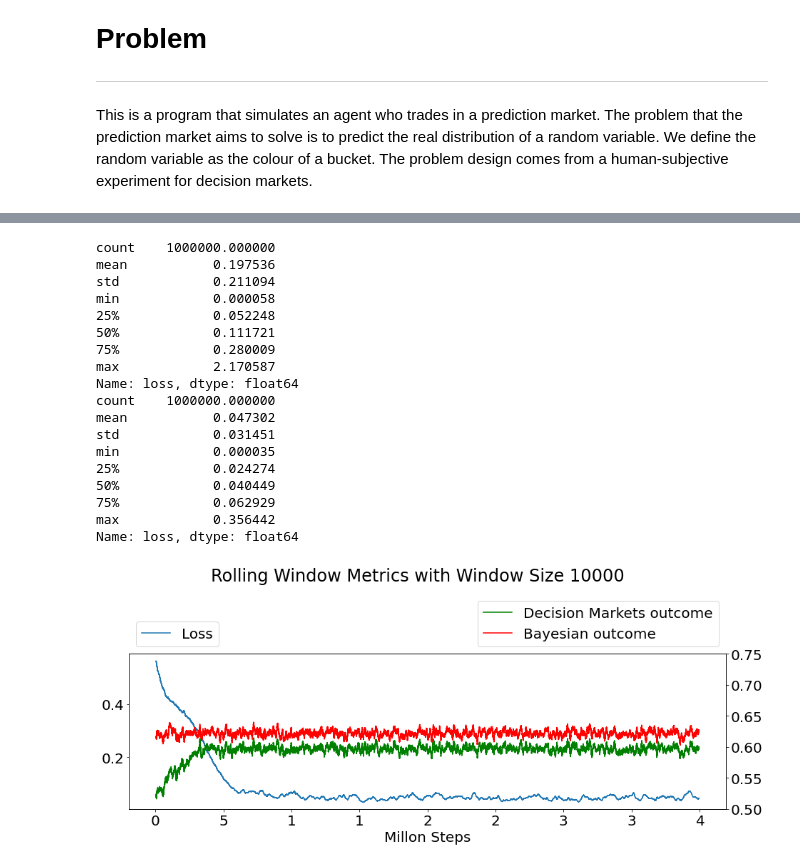
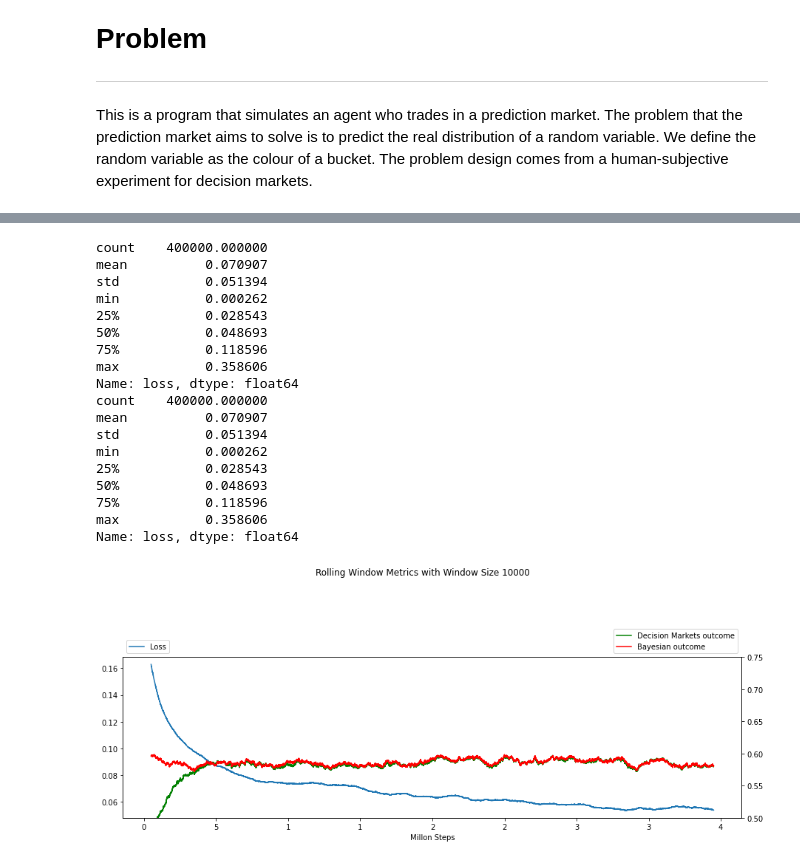
Before and after one commit to realwenlongwang/PeerPredictionPrincipalSignal, a Jupyter notebook: Stochastic_Gradient_Bandit_with_Continous_Action_Space.ipynb, the cells around one changed output, grey strips where cells are left out. Drawn from its saved outputs; the diff is of its cells as text; code cells hidden in the pictures.

```diff
--- a/Stochastic_Gradient_Bandit_with_Continous_Action_Space.ipynb
+++ b/Stochastic_Gradient_Bandit_with_Continous_Action_Space.ipynb
@@ -8,11 +8,11 @@ import pandas as pd
 import matplotlib.pyplot as plt
 from main import stochastic_training
 from Environment import *
-plt.rcParams.update({'font.size': 20})
+plt.rcParams.update({'font.size': 15})
 import pyarrow.feather as feather
 # %%
 training_platform = TrainingPlatform.Notebook
-agent_num=3
+agent_num=1
 action_num=2
 signal_size =1
 learning_rate_theta = 1e-4 / signal_size
@@ -33,7 +33,7 @@ pr_red_ball_blue_bucket = 1/3
 prior_red_list = None
 preferred_colour_pr_list = [0.9, 0.1]
 score_func = ScoreFunction.LOG
-decision_rule = DecisionRule.STOCHASTIC
+decision_rule = DecisionRule.DETERMINISTIC
 agent_list = []
 evaluation_step = 10
 weights_init = WeightsInit.RANDOM
@@ -133,23 +124,23 @@ print(metric_df.head(check_point_index)['loss'].describe())
 metric_df.tail(check_point_index)['loss'].describe().to_csv(dir_path + 'tail_loss_describe_table.csv')
 print(metric_df.tail(check_point_index)['loss'].describe())
 # %% [output]
-count    1000000.000000
-mean           0.197536
-std            0.211094
-min            0.000058
-25%            0.052248
-50%            0.111721
-75%            0.280009
-max            2.170587
+count    400000.000000
+mean          0.070907
+std           0.051394
+min           0.000262
+25%           0.028543
+50%           0.048693
+75%           0.118596
+max           0.358606
 Name: loss, dtype: float64
-count    1000000.000000
-mean           0.047302
-std            0.031451
-min            0.000035
-25%            0.024274
-50%            0.040449
-75%            0.062929
-max            0.356442
+count    400000.000000
+mean          0.070907
+std           0.051394
+min           0.000262
+25%           0.028543
+50%           0.048693
+75%           0.118596
+max           0.358606
 Name: loss, dtype: float64
 # %%
 rolling_window_size = 10000
@@ -157,19 +148,20 @@ rolling_df = metric_df.loc[:, ['loss', 'dm_outcome', 'bayesian_outcome', 'dr_out
 # %%
 fig,ax1 = plt.subplots(figsize=(15,4))
 ax2 = ax1.twinx()
 ax1.plot(rolling_df['loss'], label='Loss')
 ax2.plot(rolling_df['dm_outcome'],'g', label='Decision Markets outcome')
 ax2.plot(rolling_df['bayesian_outcome'], 'r', label='Bayesian outcome')
 # ax2.plot(rolling_df['dr_outcome'], 'b.',markersize=0.01)
 ax2.set_ylim([0.5,0.75])
 ax1.legend(loc='lower left', bbox_to_anchor=(0,1))
 ax2.legend(loc='lower right', bbox_to_anchor=(1,1))
-xlabels = ax1.get_xticks().tolist()
-xlabels = [str(xlabel)[0] for xlabel in xlabels]
-ax1.set_xticklabels(xlabels)
+xticks = ax1.get_xticks().tolist()
+xlabels = [str(xlabel)[0] for xlabel in xticks]
+ax1.set_xticks(xticks[1:-1])
+ax1.set_xticklabels(xlabels[1:-1])
 ax1.set_xlabel('Millon Steps')
 fig.suptitle('Rolling Window Metrics with Window Size ' + str(rolling_window_size), y=1.3)
 plt.savefig(dir_path + 'loss_reward_plot.png')
 # %% [output]
-[figure, old version]
+[figure, new version]
 # %%
```
Also changed, not shown: parts of 9 cells of this notebook, 3 other files.
